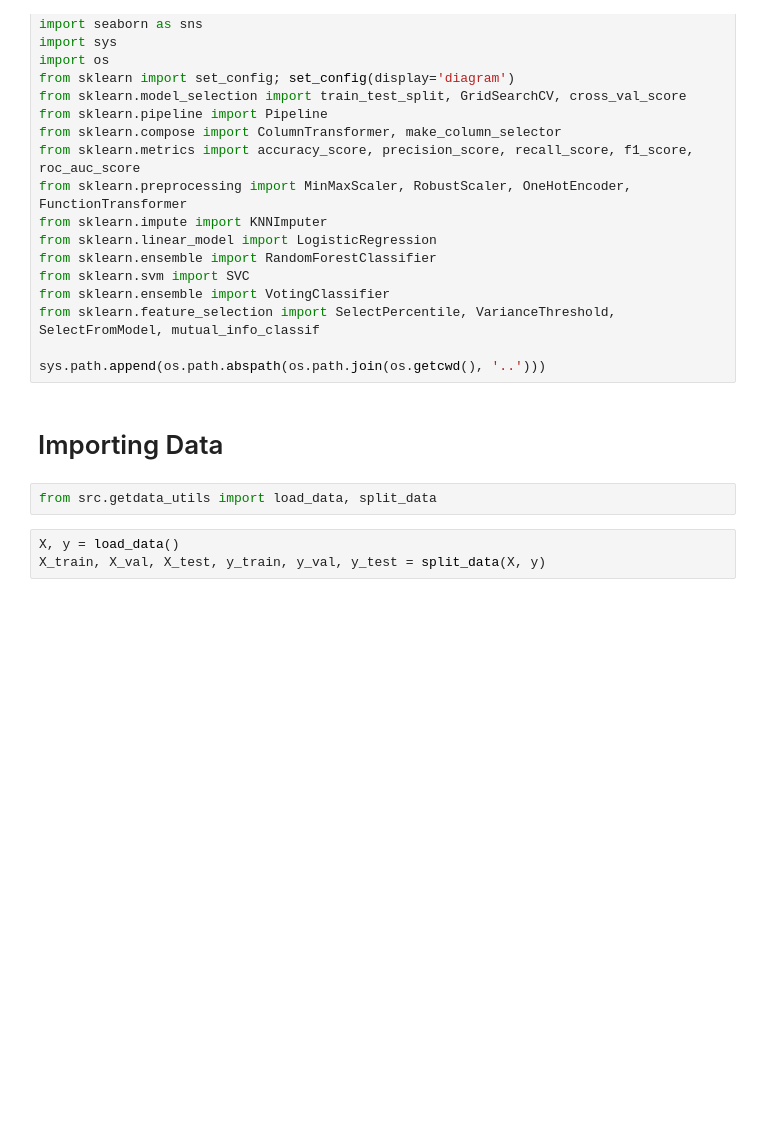
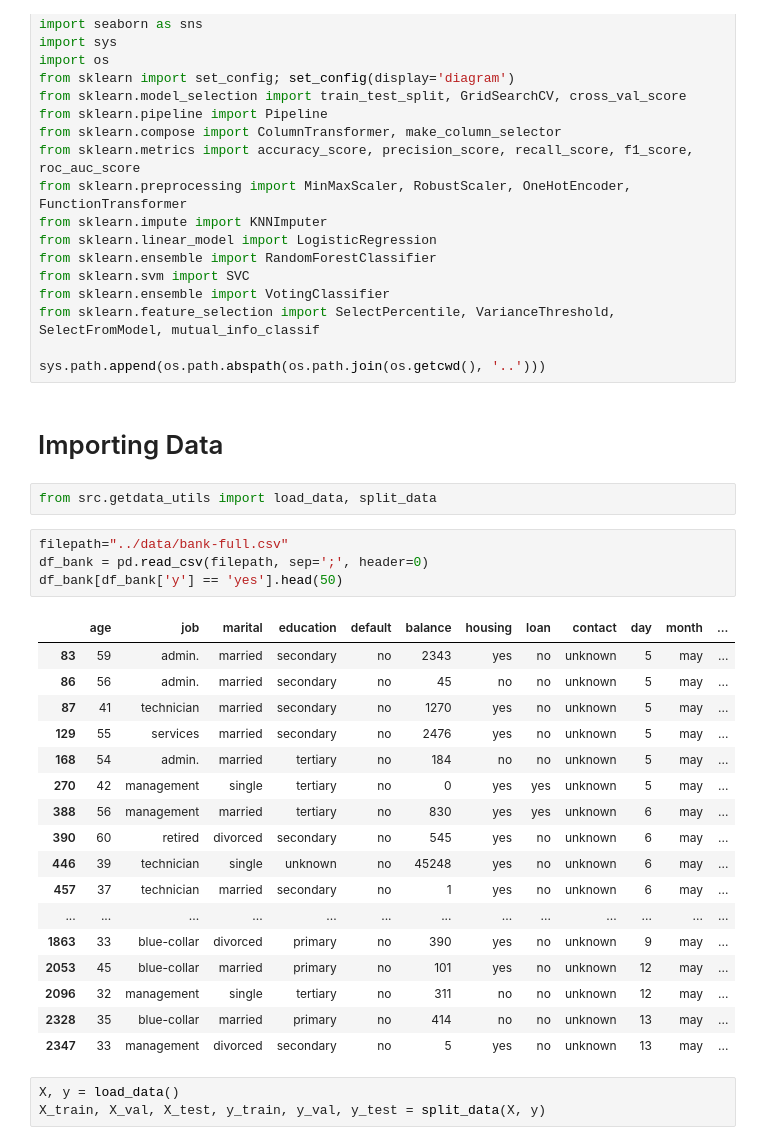
Before and after one commit to farah850/lewagon_cust_targeting, a Jupyter notebook: notebooks/Son.ipynb, the cells around one changed output. Drawn from its saved outputs; the diff is of its cells as text; blank space fills up the shorter version.

```diff
--- a/notebooks/Son.ipynb
+++ b/notebooks/Son.ipynb
@@ -24,6 +24,28 @@ sys.path.append(os.path.abspath(os.path.join(os.getcwd(), '..')))
 # Importing Data
 # %%
 from src.getdata_utils import load_data, split_data
+# %%
+filepath="../data/bank-full.csv"
+df_bank = pd.read_csv(filepath, sep=';', header=0)
+df_bank[df_bank['y'] == 'yes'].head(50)
+# %% [output]
+|  | age | job | marital | education | default | balance | housing | loan | contact | day | month | ... |
+| 83 | 59 | admin. | married | secondary | no | 2343 | yes | no | unknown | 5 | may | ... |
+| 86 | 56 | admin. | married | secondary | no | 45 | no | no | unknown | 5 | may | ... |
+| 87 | 41 | technician | married | secondary | no | 1270 | yes | no | unknown | 5 | may | ... |
+| 129 | 55 | services | married | secondary | no | 2476 | yes | no | unknown | 5 | may | ... |
+| 168 | 54 | admin. | married | tertiary | no | 184 | no | no | unknown | 5 | may | ... |
+| 270 | 42 | management | single | tertiary | no | 0 | yes | yes | unknown | 5 | may | ... |
+| 388 | 56 | management | married | tertiary | no | 830 | yes | yes | unknown | 6 | may | ... |
+| 390 | 60 | retired | divorced | secondary | no | 545 | yes | no | unknown | 6 | may | ... |
+| 446 | 39 | technician | single | unknown | no | 45248 | yes | no | unknown | 6 | may | ... |
+| 457 | 37 | technician | married | secondary | no | 1 | yes | no | unknown | 6 | may | ... |
+| ... | ... | ... | ... | ... | ... | ... | ... | ... | ... | ... | ... | ... |
+| 1863 | 33 | blue-collar | divorced | primary | no | 390 | yes | no | unknown | 9 | may | ... |
+| 2053 | 45 | blue-collar | married | primary | no | 101 | yes | no | unknown | 12 | may | ... |
+| 2096 | 32 | management | single | tertiary | no | 311 | no | no | unknown | 12 | may | ... |
+| 2328 | 35 | blue-collar | married | primary | no | 414 | no | no | unknown | 13 | may | ... |
+| 2347 | 33 | management | divorced | secondary | no | 5 | yes | no | unknown | 13 | may | ... |
 # %%
 X, y = load_data()
 X_train, X_val, X_test, y_train, y_val, y_test = split_data(X, y)
```
Also changed, not shown: parts of 5 cells of this notebook, 1 other file.
